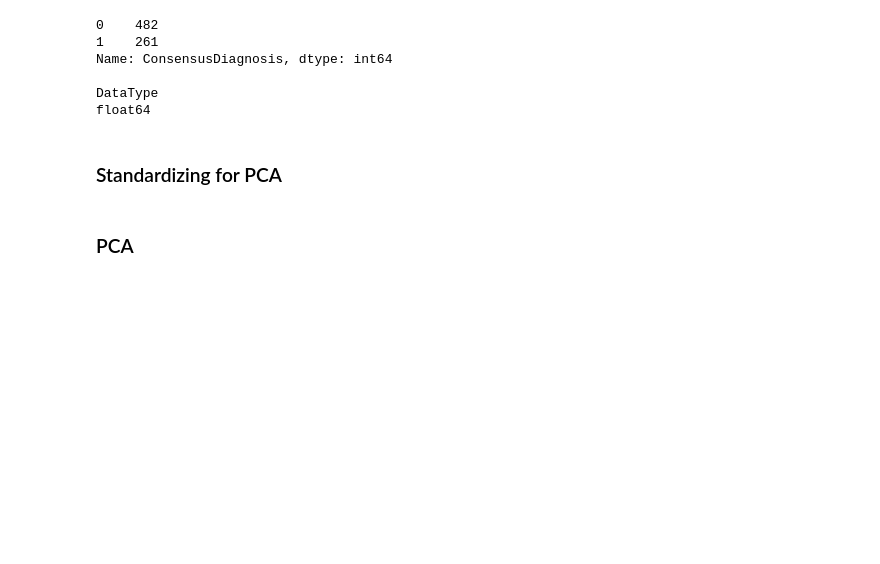
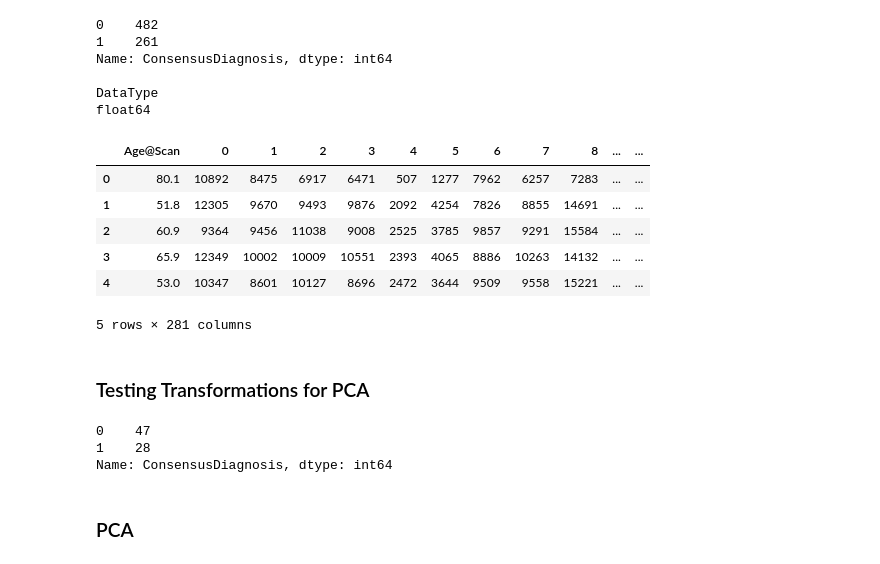
Before and after one commit to hank-huang/hubert_miniproject, a Jupyter notebook: jupyter/pca_explore.ipynb, the cells around one changed output. Cells and saved outputs as stored; diff of their text form; code cells hidden in the pictures; blank space fills up the shorter version.

```diff
--- a/jupyter/pca_explore.ipynb
+++ b/jupyter/pca_explore.ipynb
@@ -73,2 +74,12 @@ features = df.drop(['ConsensusDiagnosis', 'UNK', 'QMC', 'OTH', 'ScanDate'], axis
+# %%
+features.head()
+# %% [output]
+|  | Age@Scan | 0 | 1 | 2 | 3 | 4 | 5 | 6 | 7 | 8 | ... | ... |
+| 0 | 80.1 | 10892 | 8475 | 6917 | 6471 | 507 | 1277 | 7962 | 6257 | 7283 | ... | ... |
+| 1 | 51.8 | 12305 | 9670 | 9493 | 9876 | 2092 | 4254 | 7826 | 8855 | 14691 | ... | ... |
+| 2 | 60.9 | 9364 | 9456 | 11038 | 9008 | 2525 | 3785 | 9857 | 9291 | 15584 | ... | ... |
+| 3 | 65.9 | 12349 | 10002 | 10009 | 10551 | 2393 | 4065 | 8886 | 10263 | 14132 | ... | ... |
+| 4 | 53.0 | 10347 | 8601 | 10127 | 8696 | 2472 | 3644 | 9509 | 9558 | 15221 | ... | ... |
+5 rows × 281 columns
 # %% [markdown]
-### Standardizing for PCA
+### Testing Transformations for PCA
@@ -75 +92,7 @@ features = df.drop(['ConsensusDiagnosis', 'UNK', 'QMC', 'OTH', 'ScanDate'], axis
+# %%
+target_test.value_counts()
+# %% [output]
+0    47
+1    28
+Name: ConsensusDiagnosis, dtype: int64
 # %%
```
Also changed, not shown: parts of 13 cells of this notebook, 1 other file.
